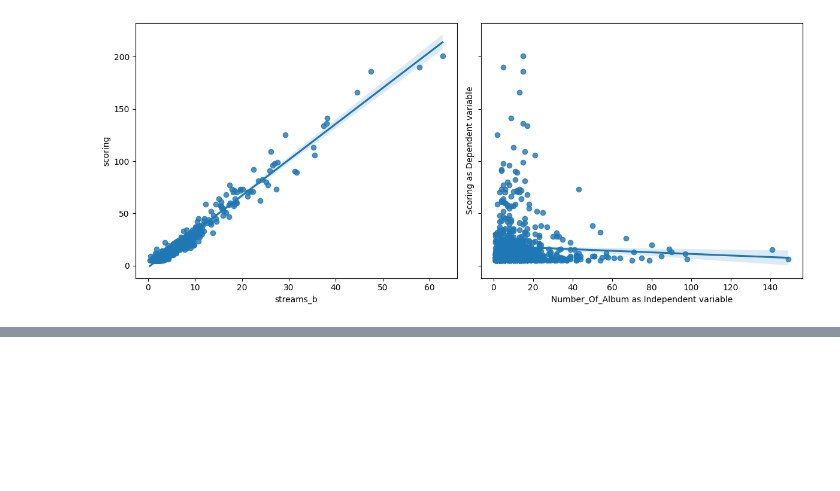
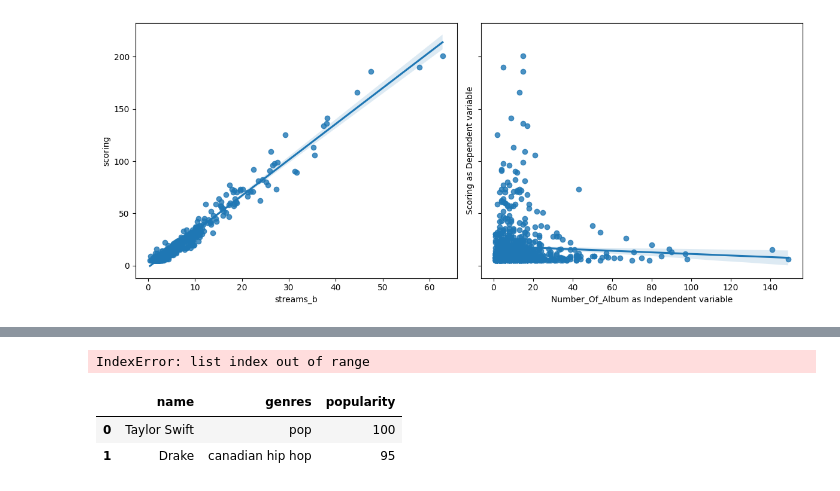
Before and after one commit to dekristi/Spotify_Project, a Jupyter notebook: Spotify_Project.ipynb, the cells around one changed output, grey strips where cells are left out. Cells and saved outputs as stored; diff of their text form; code cells hidden in the pictures; blank space fills up the shorter version.

Commit message:
Spotify Project

```diff
--- a/Spotify_Project.ipynb
+++ b/Spotify_Project.ipynb
@@ -1016,0 +1059,34 @@ f.tight_layout()
+# %%
+top_artist_list = df_2['artist'].to_list()     #create top 1000 artists list
+access_token = get_token()
+
+spotify = spotipy.Spotify(auth=access_token)
+
+data_list = []
+genres_list = []
+
+for artist in top_artist_list:
+    artist_info = spotify.search(q='artist:' + artist, type='artist')
+    items = artist_info['artists']['items']
+    if len(items) > 0:
+        artist = items[0]
+        name = artist['name']
+        popularity = artist['popularity']
+        genres = artist['genres'][0]
+        uri = artist['uri']
+        # if uri not in uri_list:
+        #     uri_list.append(uri)
+        try:
+            data_list.append([name, genres, popularity])
+        except IndexError:
+            pass
+
+alb = pd.DataFrame(data_list, columns=['name', 'genres', 'popularity'])
+# %% [output]
+IndexError: list index out of range
+# %%
+alb
+# %% [output]
+|  | name | genres | popularity |
+| 0 | Taylor Swift | pop | 100 |
+| 1 | Drake | canadian hip hop | 95 |
```
Also changed, not shown: parts of 9 cells of this notebook.
